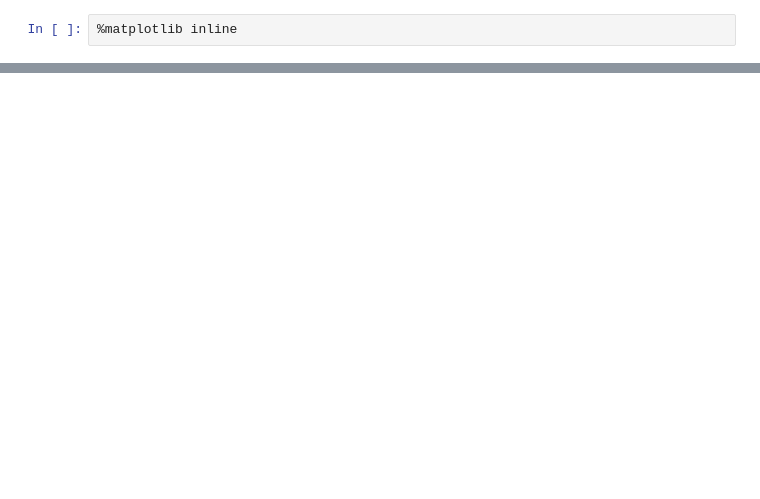
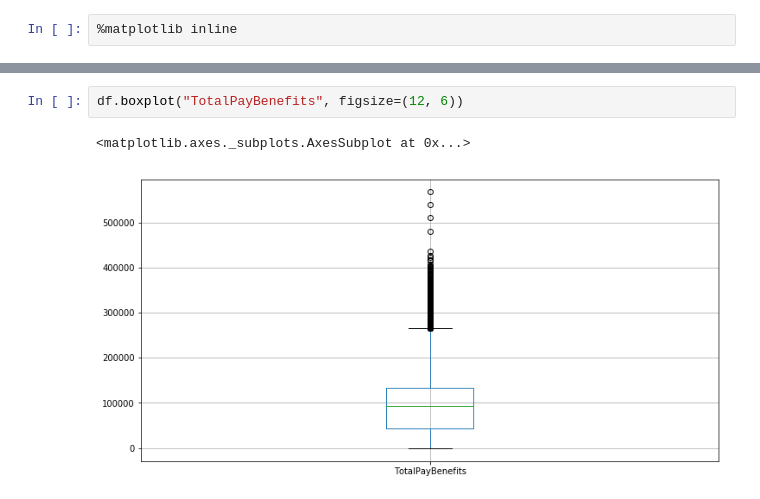
Before and after one commit to jslimaye/Data-Mining, a Jupyter notebook: Experiment2.ipynb, the cells around one changed output, grey strips where cells are left out. Saved outputs shown, nothing was run; the diff lists cells and outputs as text; blank space fills up the shorter version.

```diff
--- a/Experiment2.ipynb
+++ b/Experiment2.ipynb
@@ -53,0 +105,5 @@ sns.jointplot(x="Year", y="TotalPay", data=df, size=5)
+# %%
+df.boxplot("TotalPayBenefits", figsize=(12, 6))
+# %% [output]
+<matplotlib.axes._subplots.AxesSubplot at 0x...>
+[figure, added]
```
Also changed, not shown: parts of 44 cells of this notebook, 1 other file.
